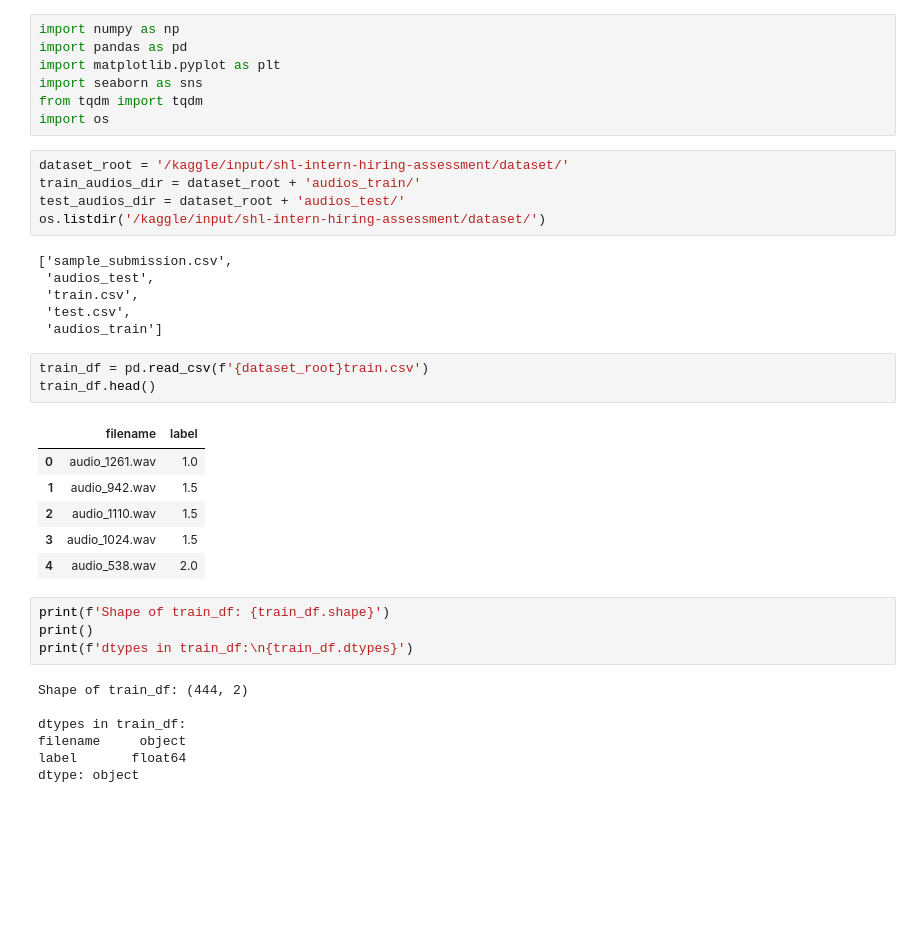
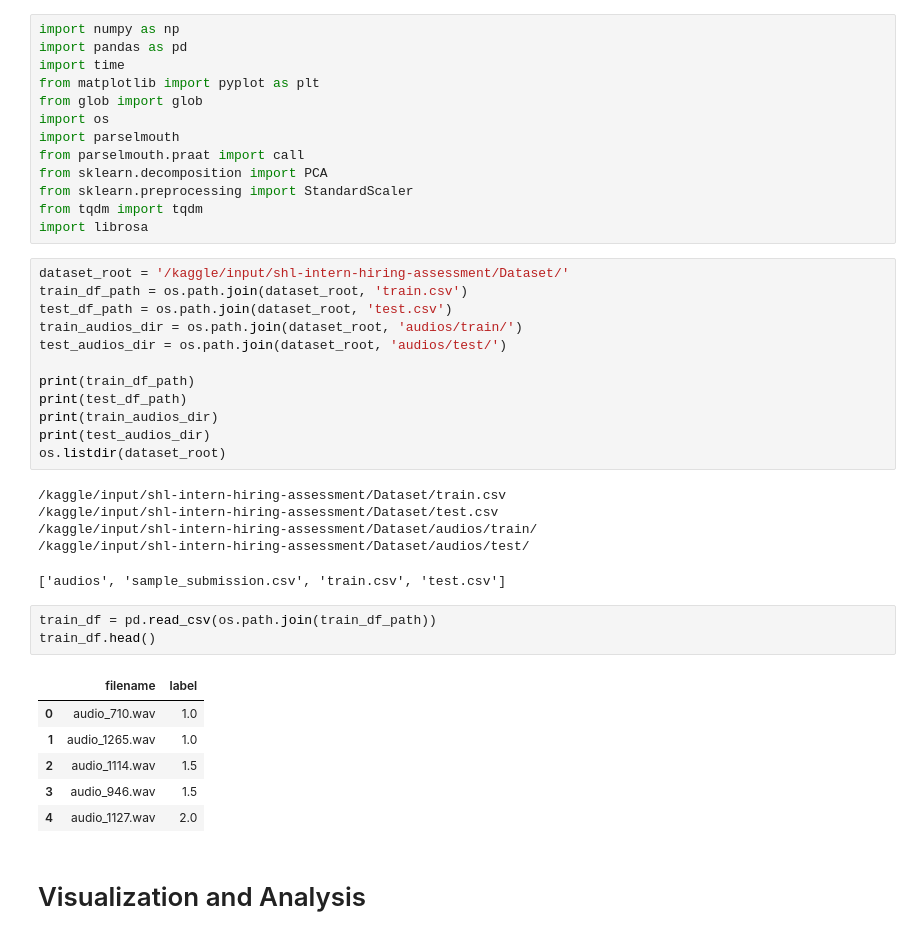
Before and after one commit to AbhaySDubey/grammar_scoring_system, a Jupyter notebook: main.ipynb, the cells around one changed output. Drawn from its saved outputs; the diff is of its cells as text; blank space fills up the shorter version.

```diff
--- a/main.ipynb
+++ b/main.ipynb
@@ -1,40 +21,44 @@
 # %%
 import numpy as np
 import pandas as pd
-import matplotlib.pyplot as plt
-import seaborn as sns
+import time
+from matplotlib import pyplot as plt
+from glob import glob
+import os
+import parselmouth
+from parselmouth.praat import call
+from sklearn.decomposition import PCA
+from sklearn.preprocessing import StandardScaler
 from tqdm import tqdm
-import os
+import librosa
-# %%
-dataset_root = '/kaggle/input/shl-intern-hiring-assessment/dataset/'
-train_audios_dir = dataset_root + 'audios_train/'
-test_audios_dir = dataset_root + 'audios_test/'
-os.listdir('/kaggle/input/shl-intern-hiring-assessment/dataset/')
-# %% [output]
-['sample_submission.csv',
- 'audios_test',
- 'train.csv',
- 'test.csv',
- 'audios_train']
+# %%
+dataset_root = '/kaggle/input/shl-intern-hiring-assessment/Dataset/'
+train_df_path = os.path.join(dataset_root, 'train.csv')
+test_df_path = os.path.join(dataset_root, 'test.csv')
+train_audios_dir = os.path.join(dataset_root, 'audios/train/')
+test_audios_dir = os.path.join(dataset_root, 'audios/test/')
+
+print(train_df_path)
+print(test_df_path)
+print(train_audios_dir)
+print(test_audios_dir)
+os.listdir(dataset_root)
+# %% [output]
+/kaggle/input/shl-intern-hiring-assessment/Dataset/train.csv
+/kaggle/input/shl-intern-hiring-assessment/Dataset/test.csv
+/kaggle/input/shl-intern-hiring-assessment/Dataset/audios/train/
+/kaggle/input/shl-intern-hiring-assessment/Dataset/audios/test/
+['audios', 'sample_submission.csv', 'train.csv', 'test.csv']
 # %%
-train_df = pd.read_csv(f'{dataset_root}train.csv')
+train_df = pd.read_csv(os.path.join(train_df_path))
 train_df.head()
 # %% [output]
 |  | filename | label |
-| 0 | audio_1261.wav | 1.0 |
-| 1 | audio_942.wav | 1.5 |
-| 2 | audio_1110.wav | 1.5 |
-| 3 | audio_1024.wav | 1.5 |
-| 4 | audio_538.wav | 2.0 |
+| 0 | audio_710.wav | 1.0 |
+| 1 | audio_1265.wav | 1.0 |
+| 2 | audio_1114.wav | 1.5 |
+| 3 | audio_946.wav | 1.5 |
+| 4 | audio_1127.wav | 2.0 |
-# %%
-print(f'Shape of train_df: {train_df.shape}')
-print()
-print(f'dtypes in train_df:\n{train_df.dtypes}')
-# %% [output]
-Shape of train_df: (444, 2)
-
-dtypes in train_df:
-filename     object
-label       float64
-dtype: object
+# %% [markdown]
+# Visualization and Analysis
 # %%
```
Also changed, not shown: parts of 50 cells of this notebook.
